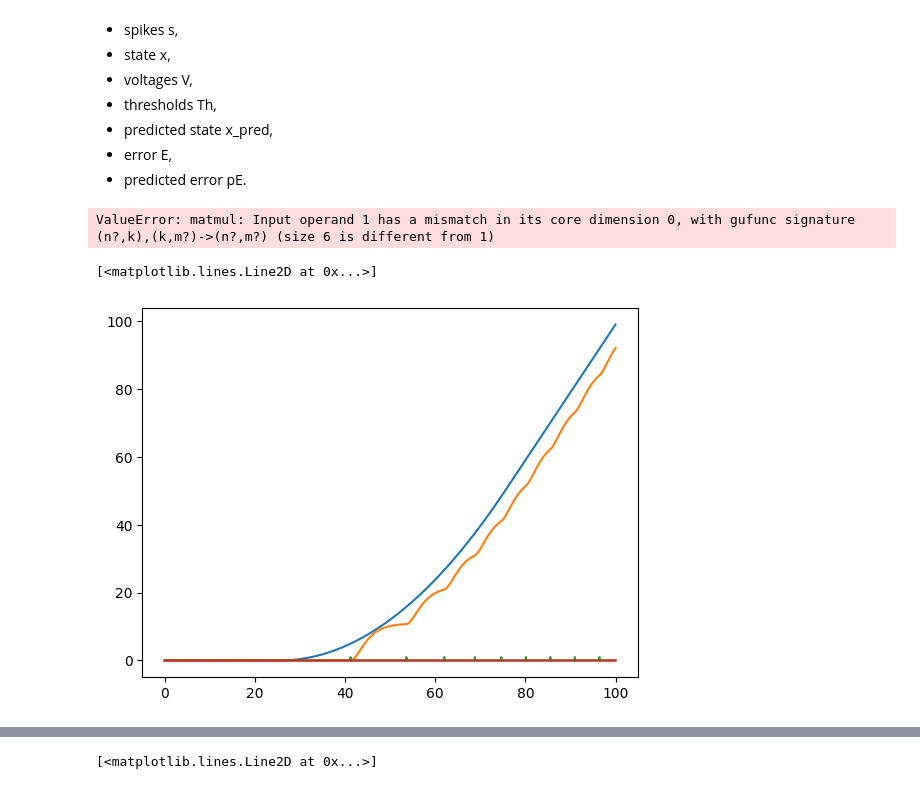
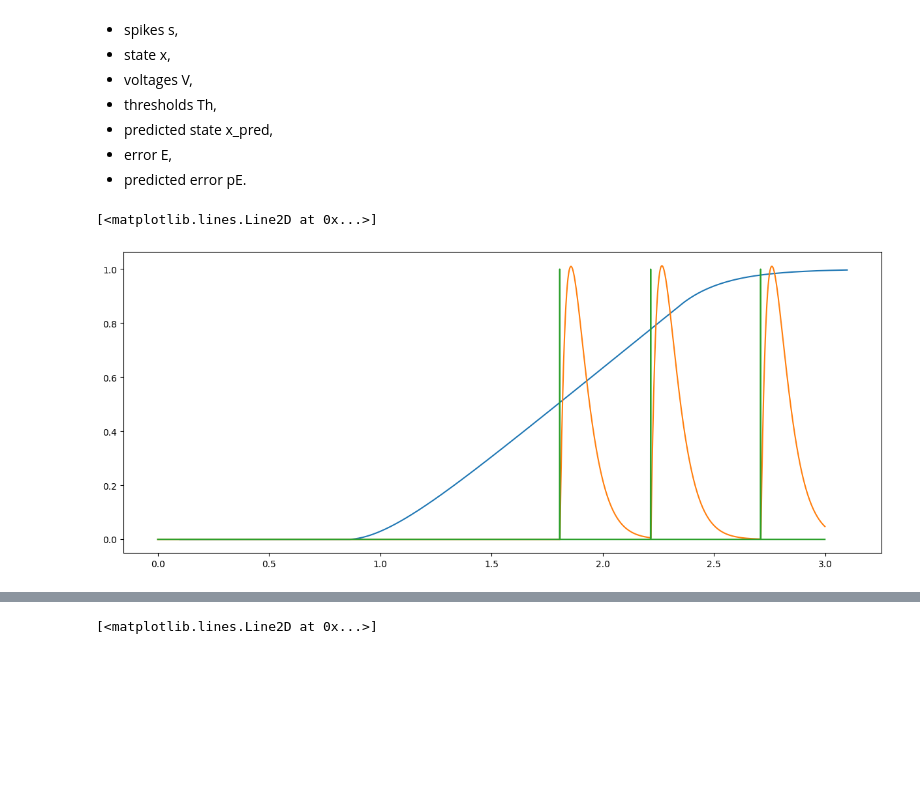
Before and after one commit to PaoloUmberto/2026---Obj4---MU-recruitment-model, a Jupyter notebook: first_MUs_control_force.ipynb, the cells around one changed output, grey strips where cells are left out. Cells and saved outputs as stored; diff of their text form; code cells hidden in the pictures; blank space fills up the shorter version.

Commit message:
Update MU params, add amplitude scaled costs

```diff
--- a/first_MUs_control_force.ipynb
+++ b/first_MUs_control_force.ipynb
@@ -27,7 +27,8 @@ We initialize all the elements we need to run the simulations.
 3. **B** matrix. In this case, we have to scale **B** according to the neurons *N* and the units *M*. We initialize it with random values and then we normalize those values by columns, so that each neuron has a comparable effect onto the system. No connection is present between our neurons and the muscle itself, so the first columns will be zeros.
 4. **C** matrix. Cost martrix for state deviations. Also scaled based on *M*
 # %%
-MU_params = [[2,2,1], [2,2,-1]] # define all MUs via [T (contraction time), P (peak amplitude), S (sign of contraction)]
+MU_params = [ [0.050,1,1], [0.050,1,-1]] # define all MUs via [T (contraction time), P (peak amplitude), S (sign of contraction)]
+# MU_params = [[0.050,1,1], [0.050,1,-1], [0.100, 0.5, 1], [0.100, 0.5, -1]]
 
 L = 1 # dims of the target
 M = len(MU_params) + 1
@@ -40,12 +41,12 @@ for i in range(M):
     A[2*i, 2*i+1] = 1 #velocities are derivatives of positions / forces are derivatives of velocities
 
 for i,param in enumerate(MU_params):
-    T, P, S = param
+    T, P, s = param
     omega = 1/T
     a = np.exp(1)*P/T
     A[2*i+3, 2*i+2] = -omega**2
     A[2*i+3, 2*i+3] = -2*omega
-    A[1, 2*i+2] = S # the i-th MU contributed to the force output with sign S
+    A[1, 2*i+2] = s # the i-th MU contributed to the force output with sign s
 
     B[2*i+3, i] = a # the i-th MU is excited by the i-th spike train
 
@@ -53,7 +54,12 @@ C = np.zeros((L, L))
 C[0, 0] = 1
 
 S = np.zeros((L, 2*M))
-S[0, 1] = 1
+S_ind = np.arange(2, 2*M, 2, dtype=int)
+
+sign_array = np.array([param[2] for param in MU_params])
+amp_array = np.array([param[1] for param in MU_params])
+
+S[0, S_ind] = sign_array  # the i-th MU contributes to the output with sign S
 
 print(A)
 print(B)
@@ -157,19 +158,19 @@ We also need to initialize all the other elements of the simulation:
     - *k_per_step* manages how many neuron to silence in each of the silencing timetsep
 # %%
 # Time settings
-T = 100
-dt = 1e-2
+T = 3
+dt = 1e-3
 times = np.arange(0, T, dt)
 nT = len(times)
-t_fut = 8
+t_fut = 0.1
 
 # Target parameters
-leak_z = 2
+leak_z = 5
 z = np.zeros((1, nT))
 z_base = np.zeros((1, nT))  # same shape as z, only odd rows matter
 
 # Set ramping target force
-z_max = 2
+z_max = 1
 z_base[0, int(nT/4):int(3*nT/4)] = np.linspace(0, z_max, int(3*nT/4) - int(nT/4))
 z_base[0, int(3*nT/4):] = z_max
 
@@ -178,10 +179,11 @@ x = np.zeros((2*M, nT))
 x0 = np.zeros((2*M))
 
 #Threshold/firing parameters
-lam = 0.3  #0.25
-a = 0
-mu = 0.3
+lam = 1  #0.25
+a = 0.3 * amp_array
+mu = 0.0
 ref_period_lenght = 0
+delay = True
 # %%
 # Plot target force and velocity
 plt.plot(times, z_base[0, :], label='Force target')
@@ -203,16 +205,16 @@ We extract:
 - error E,
 - predicted error pE.
 # %%
-z, s, x, V, Th, x_pred, E, pE = lib_sim.simulate_coupled_spiking_control(nT, dt, t_fut, M, N, A, B, C, S, z.copy(), x.copy(), x0.copy(), lam, a, mu, ref_period_lenght, delay=False, kill=False, z_base=z_base, leak_z=leak_z)
+z, s, x, V, Th, x_pred, E, pE = lib_sim.simulate_coupled_spiking_control(nT, dt, t_fut, M, N, A, B, C, S, z.copy(), x.copy(), x0.copy(), lam, a, mu, ref_period_lenght, delay=delay, kill=False, z_base=z_base, leak_z=leak_z)
-# %% [output]
-ValueError: matmul: Input operand 1 has a mismatch in its core dimension 0, with gufunc signature (n?,k),(k,m?)->(n?,m?) (size 6 is different from 1)
 # %%
 # Comparison of speed target and actual speed
-
-plt.plot(times, z[1, :], label='Muscle velocity target')
-plt.plot(times, x[1,:], label='State')
+plt.figure(figsize=(15, 6))
+plt.plot(times + t_fut, z[0, :], label='Muscle velocity target')
+plt.plot(times, (S @ x)[0, :], label='State')
 plt.plot(times, s[0,:], label='Spikes')
-plt.plot(times, -s[1,:], label='Spikes')
+#plt.plot(times, -s[1,:], label='Spikes')
+#plt.plot(times, s[2,:], label='Spikes', ls='dotted')
+#plt.plot(times, -s[3,:], label='Spikes', ls='dashed')
 # %% [output]
 [<matplotlib.lines.Line2D at 0x...>]
-[figure, old version]
+[figure, new version]
```
Also changed, not shown: parts of 5 cells of this notebook.
